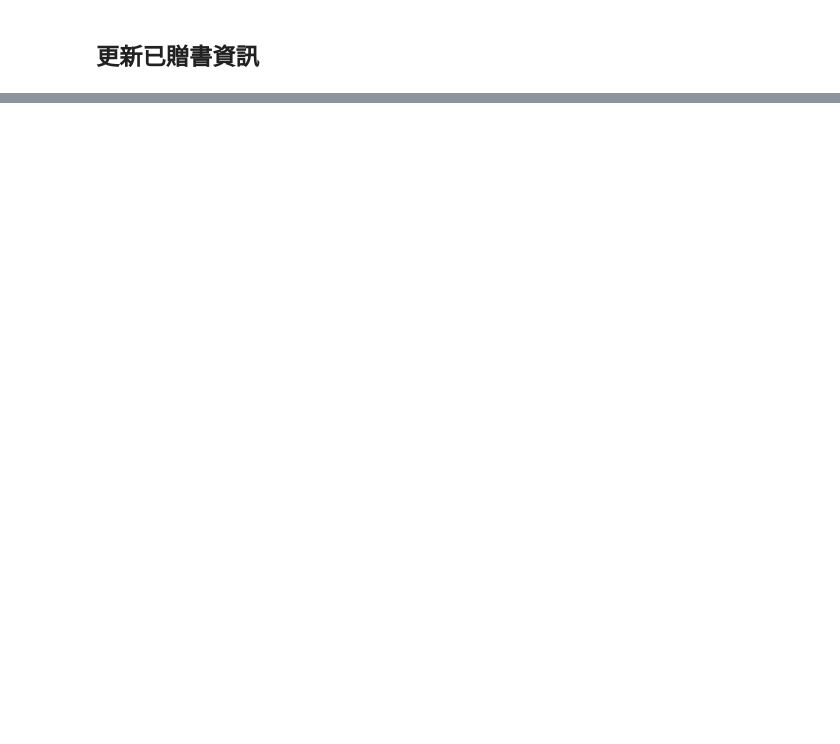
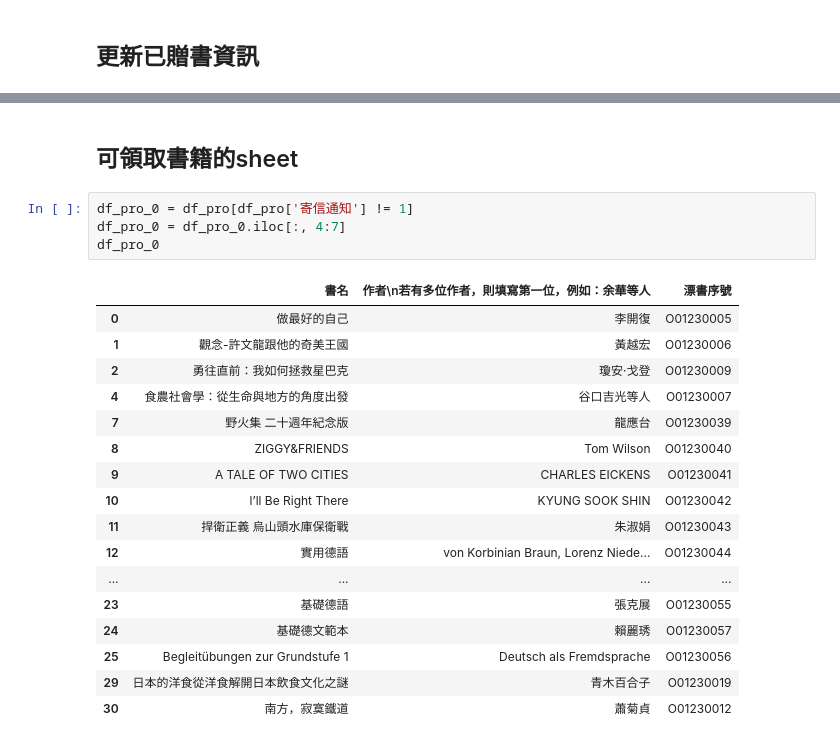
Before and after one commit to HSS107048212/hoop4s, a Jupyter notebook: 漂書.ipynb, the cells around one changed output, grey strips where cells are left out. Saved outputs shown, nothing was run; the diff lists cells and outputs as text; blank space fills up the shorter version.

Commit message:
可領取書籍的sheet

```diff
--- a/漂書.ipynb
+++ b/漂書.ipynb
@@ -332,0 +324,24 @@ sheet.update('A1', data)
+# %% [markdown]
+## 可領取書籍的sheet
+# %%
+df_pro_0 = df_pro[df_pro['寄信通知'] != 1]
+df_pro_0 = df_pro_0.iloc[:, 4:7]
+df_pro_0
+# %% [output]
+|  | 書名 | 作者\n若有多位作者，則填寫第一位，例如：余華等人 | 漂書序號 |
+| 0 | 做最好的自己 | 李開復 | O01230005 |
+| 1 | 觀念-許文龍跟他的奇美王國 | 黃越宏 | O01230006 |
+| 2 | 勇往直前：我如何拯救星巴克 | 瓊安·戈登 | O01230009 |
+| 4 | 食農社會學：從生命與地方的角度出發 | 谷口吉光等人 | O01230007 |
+| 7 | 野火集 二十週年紀念版 | 龍應台 | O01230039 |
+| 8 | ZIGGY&FRIENDS | Tom Wilson | O01230040 |
+| 9 | A TALE OF TWO CITIES | CHARLES EICKENS | O01230041 |
+| 10 | l’ll Be Right There | KYUNG SOOK SHIN | O01230042 |
+| 11 | 捍衛正義 烏山頭水庫保衛戰 | 朱淑娟 | O01230043 |
+| 12 | 實用德語 | von Korbinian Braun, Lorenz Niede... | O01230044 |
+| ... | ... | ... | ... |
+| 23 | 基礎德語 | 張克展 | O01230055 |
+| 24 | 基礎德文範本 | 賴麗琇 | O01230057 |
+| 25 | Begleitübungen zur Grundstufe 1 | Deutsch als Fremdsprache | O01230056 |
+| 29 | 日本的洋食從洋食解開日本飲食文化之謎 | 青木百合子 | O01230019 |
+| 30 | 南方，寂寞鐵道 | 蕭菊貞 | O01230012 |
```
Also changed, not shown: parts of 11 cells of this notebook.
